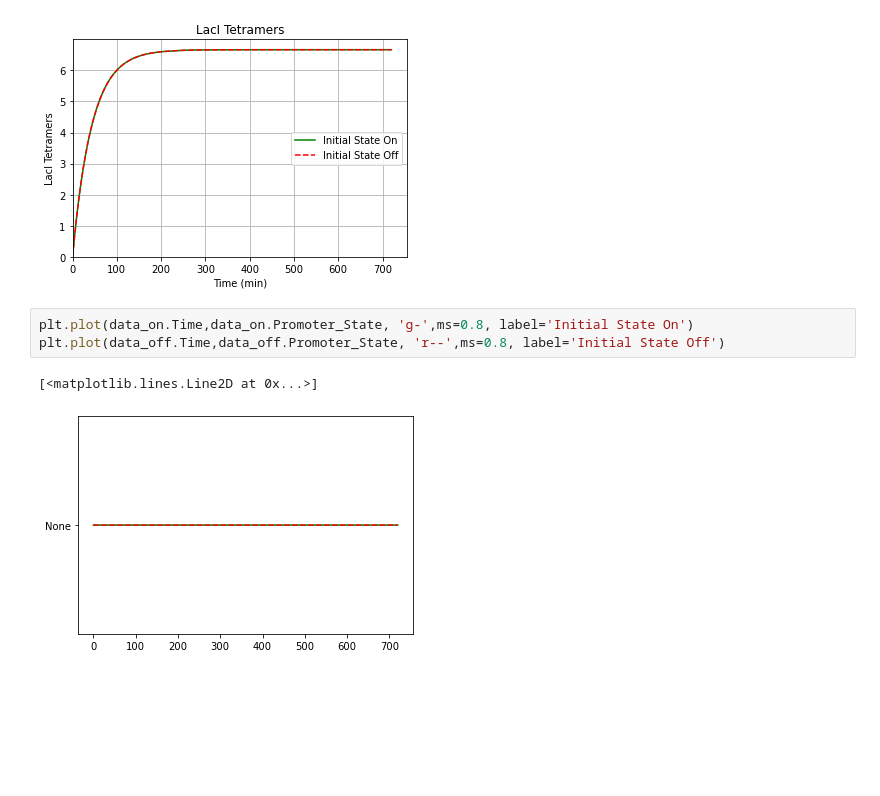
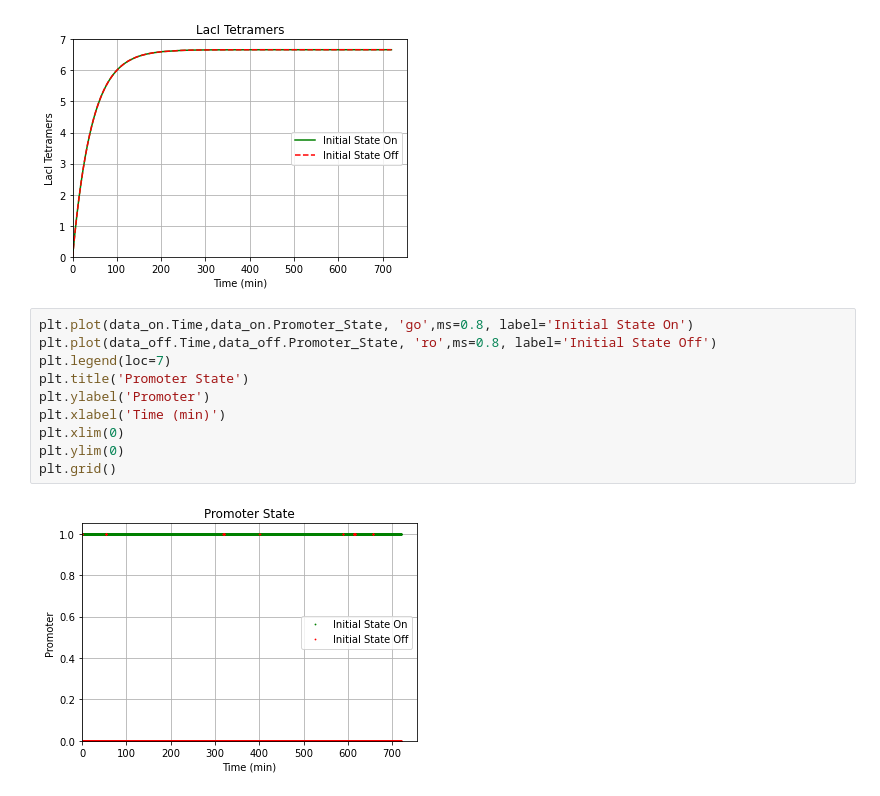
Before and after one commit to SergioPachonDotor/LacI_model, a Jupyter notebook: data_show/gillespie_full_noise_data_show.ipynb, the cells around one changed output. Drawn from its saved outputs; the diff is of its cells as text; blank space fills up the shorter version.

```diff
--- a/data_show/gillespie_full_noise_data_show.ipynb
+++ b/data_show/gillespie_full_noise_data_show.ipynb
@@ -84,8 +84,14 @@ plt.grid()
 # %% [output]
 [figure]
 # %%
-plt.plot(data_on.Time,data_on.Promoter_State, 'g-',ms=0.8, label='Initial State On')
-plt.plot(data_off.Time,data_off.Promoter_State, 'r--',ms=0.8, label='Initial State Off')
+plt.plot(data_on.Time,data_on.Promoter_State, 'go',ms=0.8, label='Initial State On')
+plt.plot(data_off.Time,data_off.Promoter_State, 'ro',ms=0.8, label='Initial State Off')
+plt.legend(loc=7)
+plt.title('Promoter State')
+plt.ylabel('Promoter')
+plt.xlabel('Time (min)')
+plt.xlim(0)
+plt.ylim(0)
+plt.grid()
 # %% [output]
-[<matplotlib.lines.Line2D at 0x...>]
-[figure, old version]
+[figure, new version]
```
Also changed, not shown: parts of 5 cells of this notebook, 2 other files.
